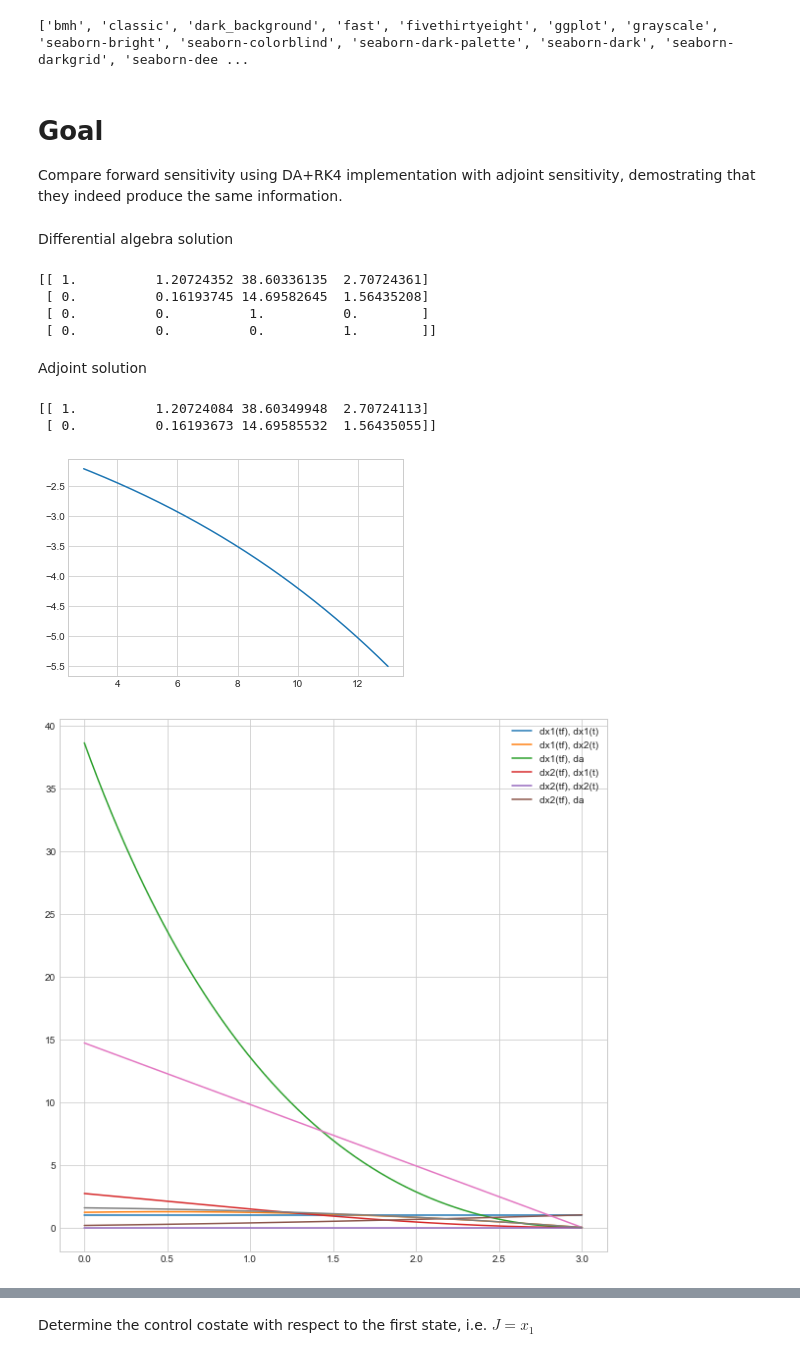
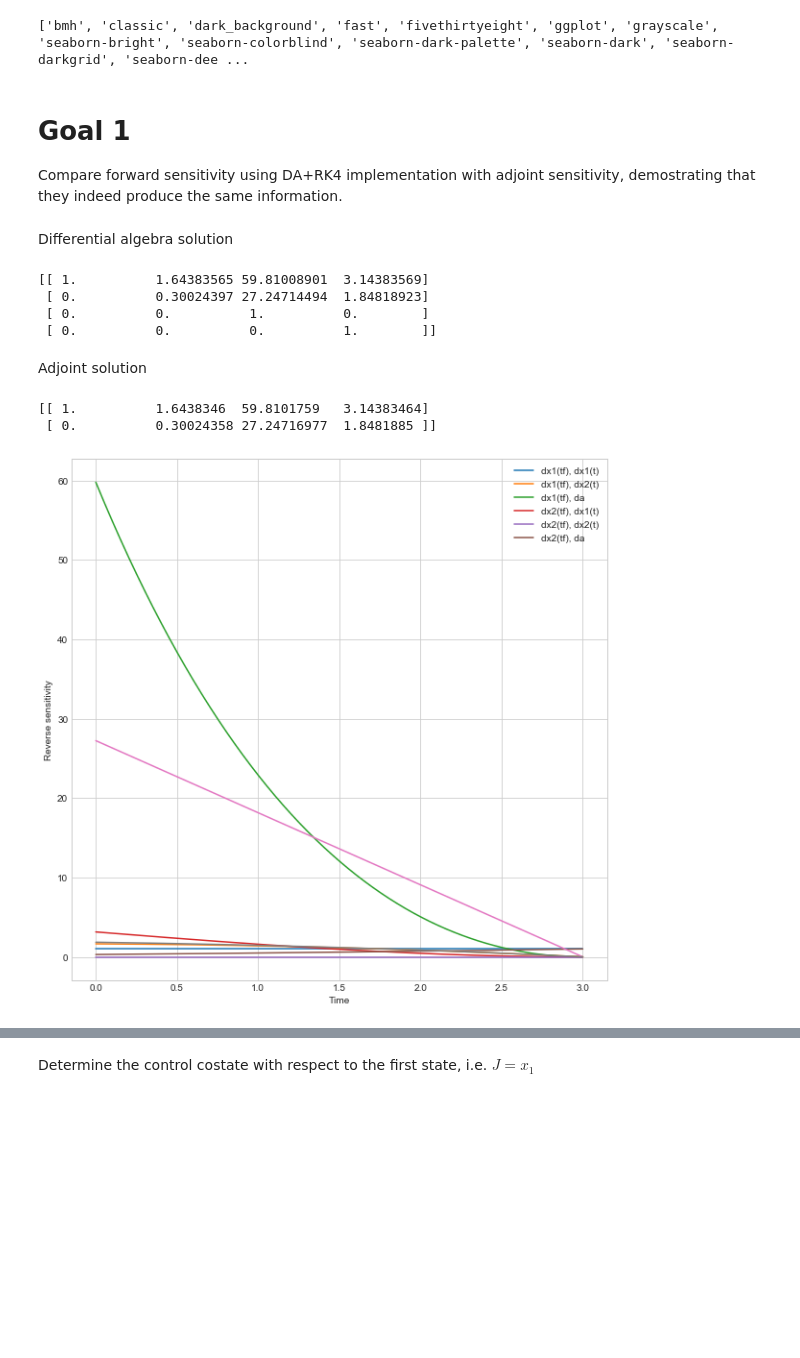
Before and after one commit to CDNoyes/EDL-Py, a Jupyter notebook: Sensitivity.ipynb, the cells around one changed output, grey strips where cells are left out. Saved outputs shown, nothing was run; the diff lists cells and outputs as text; code cells hidden in the pictures; blank space fills up the shorter version.

Commit message:
More additions and also some clean up of the sensitivity notebook.

```diff
--- a/Sensitivity.ipynb
+++ b/Sensitivity.ipynb
@@ -18,14 +18,14 @@ from scipy.integrate import odeint
 # %% [output]
 ['bmh', 'classic', 'dark_background', 'fast', 'fivethirtyeight', 'ggplot', 'grayscale', 'seaborn-bright', 'seaborn-colorblind', 'seaborn-dark-palette', 'seaborn-dark', 'seaborn-darkgrid', 'seaborn-dee ...
 # %% [markdown]
-# Goal
+# Goal 1
 Compare forward sensitivity using DA+RK4 implementation with adjoint sensitivity, demostrating that they indeed produce the same information.
 # %%
 # Problem Data
-def dynamics(x, t, a, u=lambda t,x,a: 0, sqrt=pa.sqrt):
+def dynamics(x, t, a, u=lambda t,x,a: 0, math_module=pa):
     dx = np.zeros_like(x, dtype=type(a))
     dx[0] = x[1]
-    dx[1] = -a*x[1]*sqrt(1e-5+x[1]**2) + u(t,x,a)
+    dx[1] = -a*x[1]*math_module.sqrt(1e-5+x[1]**2) + u(t,x,a)
     return dx
 
 def jacobian(x, a):
@@ -34,8 +34,8 @@ def jacobian(x, a):
 tf = 3
 t = np.linspace(0, tf, 300)
 
-x0 = [13, -5.5, 0, 0]
-a = 0.09
+a = 0.05
+x0 = [13, -5.5, a, 0]
 # %% [markdown]
 Differential algebra solution
 # %%
@@ -52,8 +52,8 @@ hessian = [da.hessian(x, names) for x in X[-1]]
 print(stm[-1])
 # print(hessian[1])
 # %% [output]
-[[ 1.          1.20724352 38.60336135  2.70724361]
- [ 0.          0.16193745 14.69582645  1.56435208]
+[[ 1.          1.64383565 59.81008901  3.14383569]
+ [ 0.          0.30024397 27.24714494  1.84818923]
  [ 0.          0.          1.          0.        ]
  [ 0.          0.          0.          1.        ]]
 # %% [markdown]
@@ -61,30 +61,31 @@ Adjoint solution
 # %%
 from scipy.interpolate import interp1d
 
 x = da.const(X, array=True)
 x_interp = interp1d(t, x, axis=0, bounds_error=False, fill_value=(x[0],x[-1]))
-plt.plot(x.T[0],x.T[1])
+# plt.plot(x.T[0],x.T[1])
 def adjoint_dyn(p, t, X, J,):
     x = X(t)
     A = J(x)
     dp = -A.T.dot(p)
     return dp
 
 J0 = []
 P0 = np.eye(4)[:2]
 plt.figure(figsize=(10,10))
 for p0 in P0:
     Y = odeint(adjoint_dyn, p0, t[::-1], args=(x_interp, lambda x: jacobian(x,a),))
     plt.plot(t, Y[::-1])
     J0.append(Y[-1])
 J0 = np.array(J0)
 print(J0)
 
+plt.xlabel('Time')
+plt.ylabel('Reverse sensitivity')
 plt.legend(["dx1(tf), dx1(t)", "dx1(tf), dx2(t)", "dx1(tf), da","dx2(tf), dx1(t)", "dx2(tf), dx2(t)", "dx2(tf), da"])
 plt.show()
 # %% [output]
-[[ 1.          1.20724084 38.60349948  2.70724113]
- [ 0.          0.16193673 14.69585532  1.56435055]]
+[[ 1.          1.6438346  59.8101759   3.14383464]
+ [ 0.          0.30024358 27.24716977  1.8481885 ]]
-[figure, old version]
+[figure, new version]
-[figure, removed]
 # %%
```
Also changed, not shown: parts of 20 cells of this notebook.
